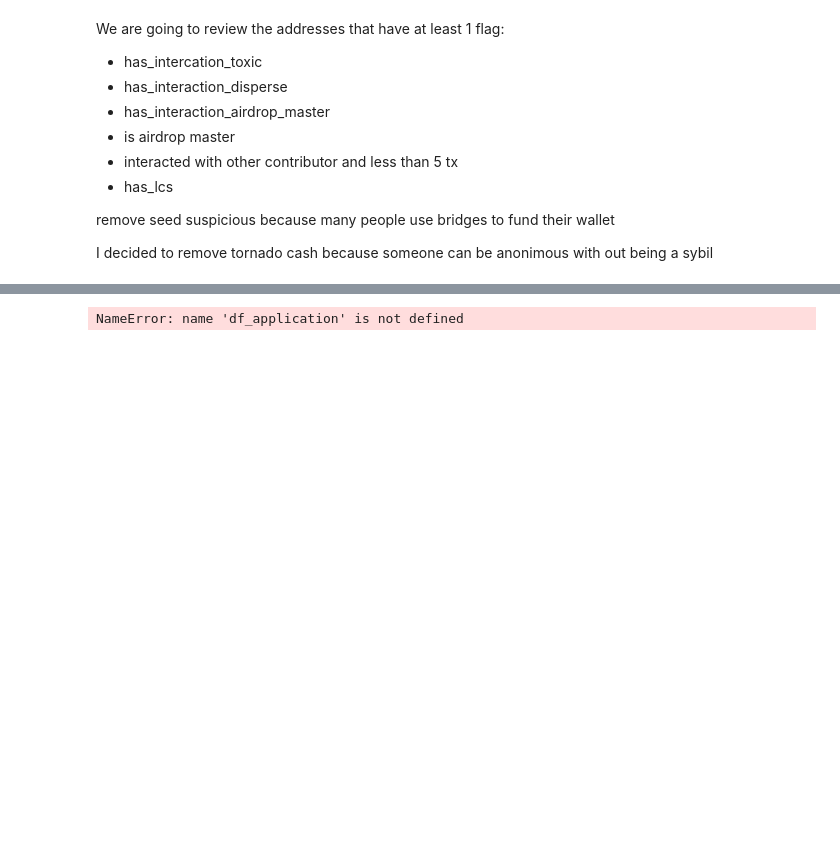
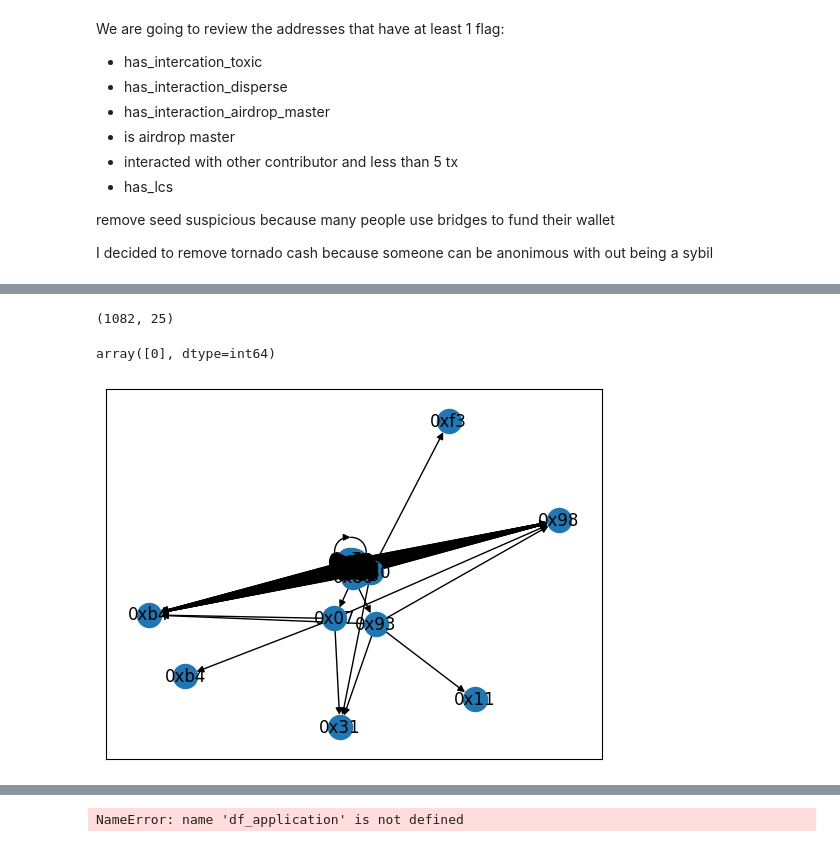
Before and after one commit to poupou-web3/beta-rounds-vote-analysis, a Jupyter notebook: jupyter-after-round/community_round.ipynb, the cells around one changed output, grey strips where cells are left out. Cells and saved outputs as stored; diff of their text form; code cells hidden in the pictures; blank space fills up the shorter version.

```diff
--- a/jupyter-after-round/community_round.ipynb
+++ b/jupyter-after-round/community_round.ipynb
@@ -532,0 +583,38 @@ array(['0x8af9dde8ac866fe9b8694e9181403b984f1e4c0c',
+# %%
+df_matching_address_lcs = df_matching_address[df_matching_address['has_lcs']]
+df_matching_address_lcs.shape
+# %% [output]
+(1082, 25)
+# %%
+df_matching_address_lcs['lcs'].unique()
+# %% [output]
+array([0], dtype=int64)
+# %%
+c1 = r.reset_index().address[0].index.values
+# %%
+df_tx_lcs = df_tx[df_tx['EOA'].isin(c1)]
+# %%
+# create network graph
+import networkx as nx
+G = nx.from_pandas_edgelist(df_tx_lcs, source='from_address', target='to_address', edge_attr=True, create_using=nx.DiGraph())
+# %%
+from matplotlib import pyplot as plt
+# Create a dictionary to store the node labels
+labels = {}
+colors = []
+# Set the node labels to display only the first 4 characters
+for node in G.nodes():
+    labels[node] = node[:4]
+    if node in df_votes['voter'].unique():
+        colors.append('red')
+    elif node == "0x984e29dcb4286c2d9cbaa2c238afdd8a191eefbc":
+        colors.append('green')
+    else:
+        colors.append('blue')
+
+# Plot the graph
+pos = nx.spring_layout(G)
+nx.draw_networkx(G, pos=pos, labels=labels, with_labels=True)
+plt.show()
+# %% [output]
+[figure, added]
```
Also changed, not shown: parts of 34 cells of this notebook, 3 other files.
